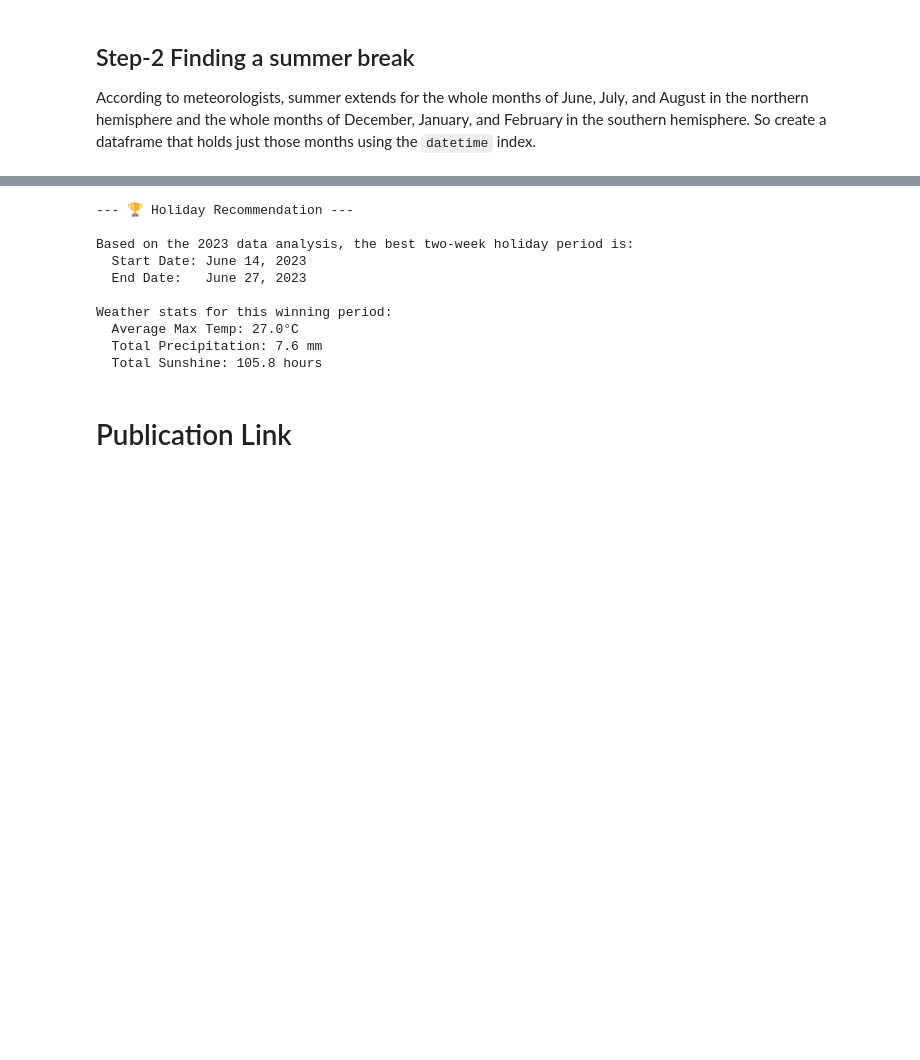
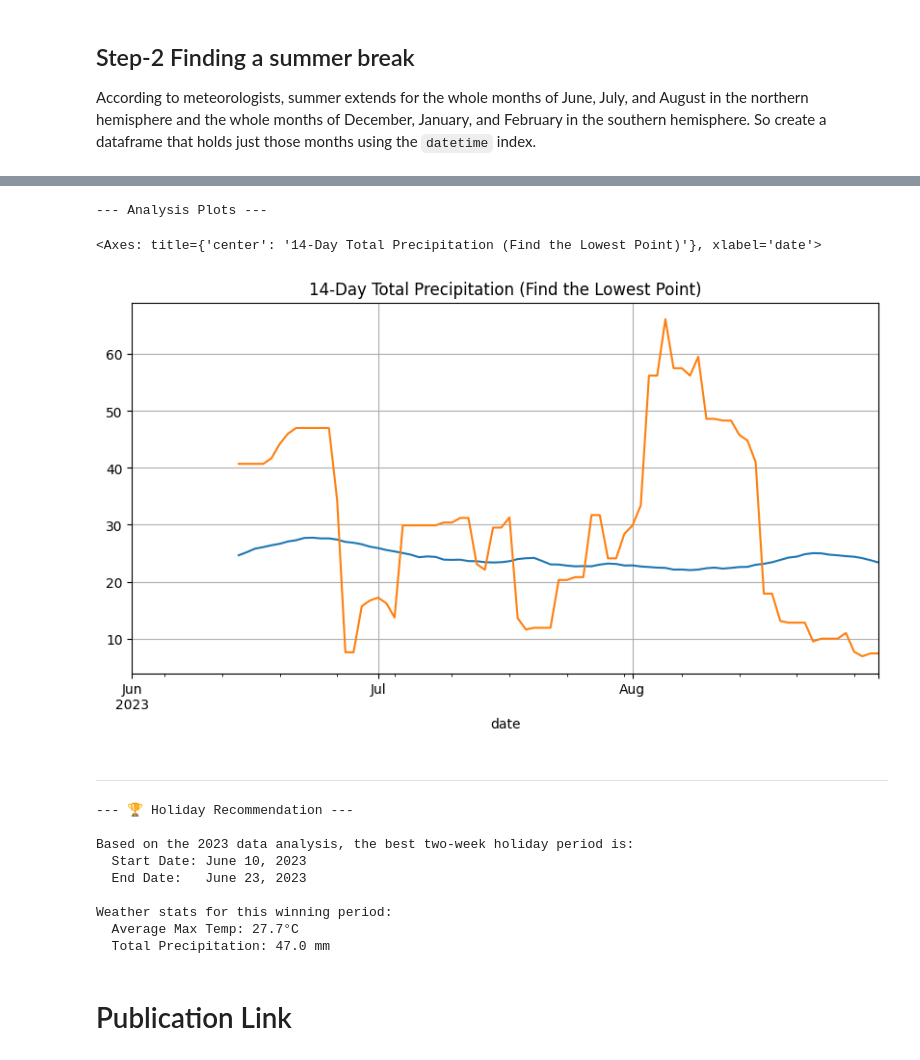
Before and after one commit to visionbyangelic/DATARAFLOW, a Jupyter notebook: dataraflow-week-7-data-analysis-pandas-2.ipynb, the cells around one changed output, grey strips where cells are left out. Cells and saved outputs as stored; diff of their text form; code cells hidden in the pictures; blank space fills up the shorter version.

Commit message:
Kaggle Notebook | dataraflow Week-7 (Data Analysis-Pandas-2) | Version 3

```diff
--- a/dataraflow-week-7-data-analysis-pandas-2.ipynb
+++ b/dataraflow-week-7-data-analysis-pandas-2.ipynb
@@ -197,0 +185,10 @@ date
+# %%
+# Create the summer dataframe
+start_summer = datetime(2023, 6, 1)
+end_summer = datetime(2023, 8, 31)
+
+summer_df = df.loc[start_summer : end_summer].copy()
+
+# --- Verification ---
+print(f"--- Summer Dataframe Created: {len(summer_df)} days ---")
+print(summer_df.head())
@@ -198,15 +204,42 @@ date
+# %%
+# --- 4. Analysis: Find Best Two Weeks ---
+
+# Define our 14-day ("two week") window
+window_size = 14
+
+# --- Calculate Rolling Statistics ---
+# using the ORIGINAL, clean names: 'tmax' and 'prcp'
+summer_df['14_Day_Avg_Max_Temp'] = summer_df['tmax'].rolling(window=window_size).mean()
+summer_df['14_Day_Total_Precip'] = summer_df['prcp'].rolling(window=window_size).sum()
+
+# --- Plot the Results ---
+
+print("--- Analysis Plots ---")
+
+# Plot 1: Average Max Temperature
+# We're looking for the PEAK (highest point) on this graph
+summer_df['14_Day_Avg_Max_Temp'].plot(grid=True, figsize=(10,5),
+                                      title='14-Day Average Max Temperature (Find the Peak)')
+
+# Plot 2: Total Precipitation
+# We're looking for the VALLEY (lowest point) on this graph
+summer_df['14_Day_Total_Precip'].plot(grid=True, figsize=(10,5),
+                                     title='14-Day Total Precipitation (Find the Lowest Point)')
+# %% [output]
+--- Analysis Plots ---
+<Axes: title={'center': '14-Day Total Precipitation (Find the Lowest Point)'}, xlabel='date'>
+[figure, added]
+# %% [markdown]
+---
 # %%
-# --- 5. Final Recommendation ---
+# --- 5. Find the Best Day from Our Analysis ---
 
-# .idxmax() finds the date (the index) of the highest 'Holiday_Score'
-# This is the *end date* of the best 14-day period.
-best_end_date = summer_df['Holiday_Score'].idxmax()
+best_end_date = summer_df['14_Day_Avg_Max_Temp'].idxmax()
 
 # Calculate the start date
-# (We subtract 13 days to get a 14-day inclusive period)
 best_start_date = best_end_date - pd.Timedelta(days=(window_size - 1))
 
-# Get the full row of stats for that best day
+# Get the stats for that best period
 best_period_stats = summer_df.loc[best_end_date]
 
 
@@ -217,19 +250,17 @@ print(f"  Start Date: {best_start_date.strftime('%B %d, %Y')}")
 print(f"  End Date:   {best_end_date.strftime('%B %d, %Y')}")
 
 print("\nWeather stats for this winning period:")
-print(f"  Average Max Temp: {best_period_stats['Avg_Max_Temp_14Day']:.1f}°C")
-print(f"  Total Precipitation: {best_period_stats['Total_Precip_14Day']:.1f} mm")
-print(f"  Total Sunshine: {best_period_stats['Total_Sunshine_14Day']/60:.1f} hours")
+print(f"  Average Max Temp: {best_period_stats['14_Day_Avg_Max_Temp']:.1f}°C")
+print(f"  Total Precipitation: {best_period_stats['14_Day_Total_Precip']:.1f} mm")
 # %% [output]
 --- 🏆 Holiday Recommendation ---
 
 Based on the 2023 data analysis, the best two-week holiday period is:
-  Start Date: June 14, 2023
-  End Date:   June 27, 2023
+  Start Date: June 10, 2023
+  End Date:   June 23, 2023
 
 Weather stats for this winning period:
-  Average Max Temp: 27.0°C
-  Total Precipitation: 7.6 mm
-  Total Sunshine: 105.8 hours
+  Average Max Temp: 27.7°C
+  Total Precipitation: 47.0 mm
 # %% [markdown]
 # Publication Link
```
Also changed, not shown: parts of 19 cells of this notebook.
